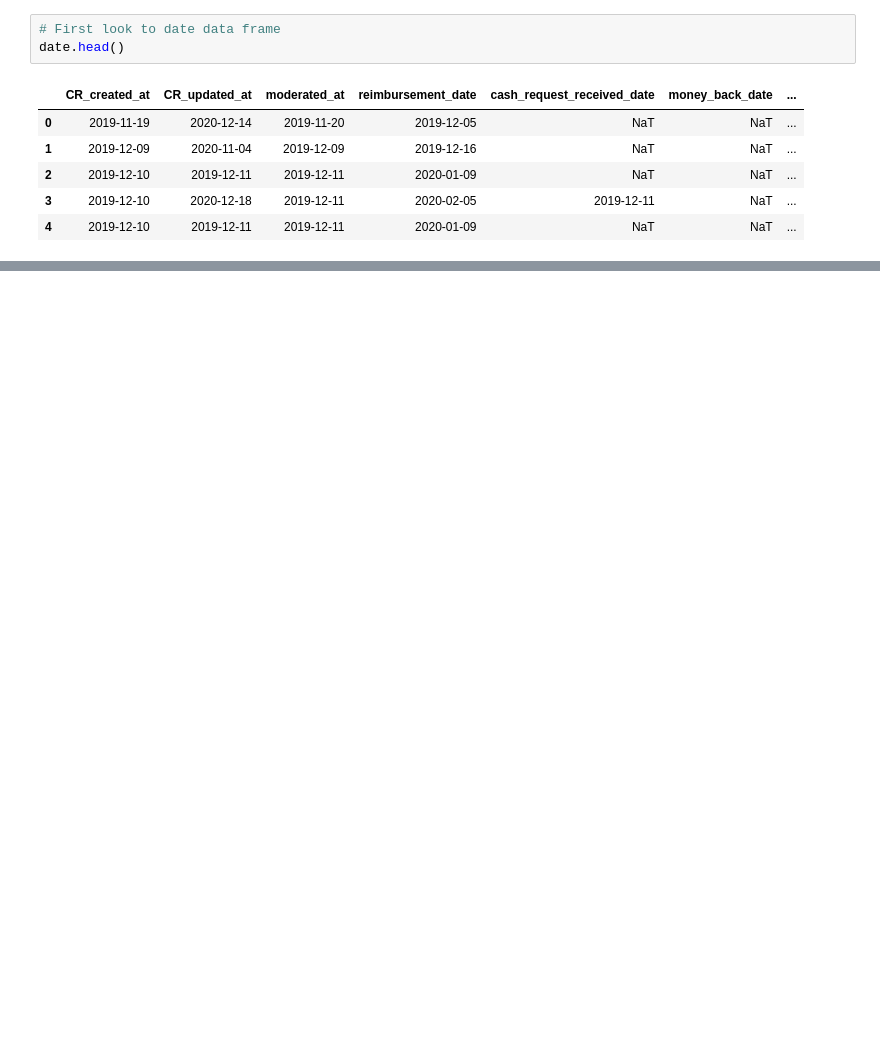
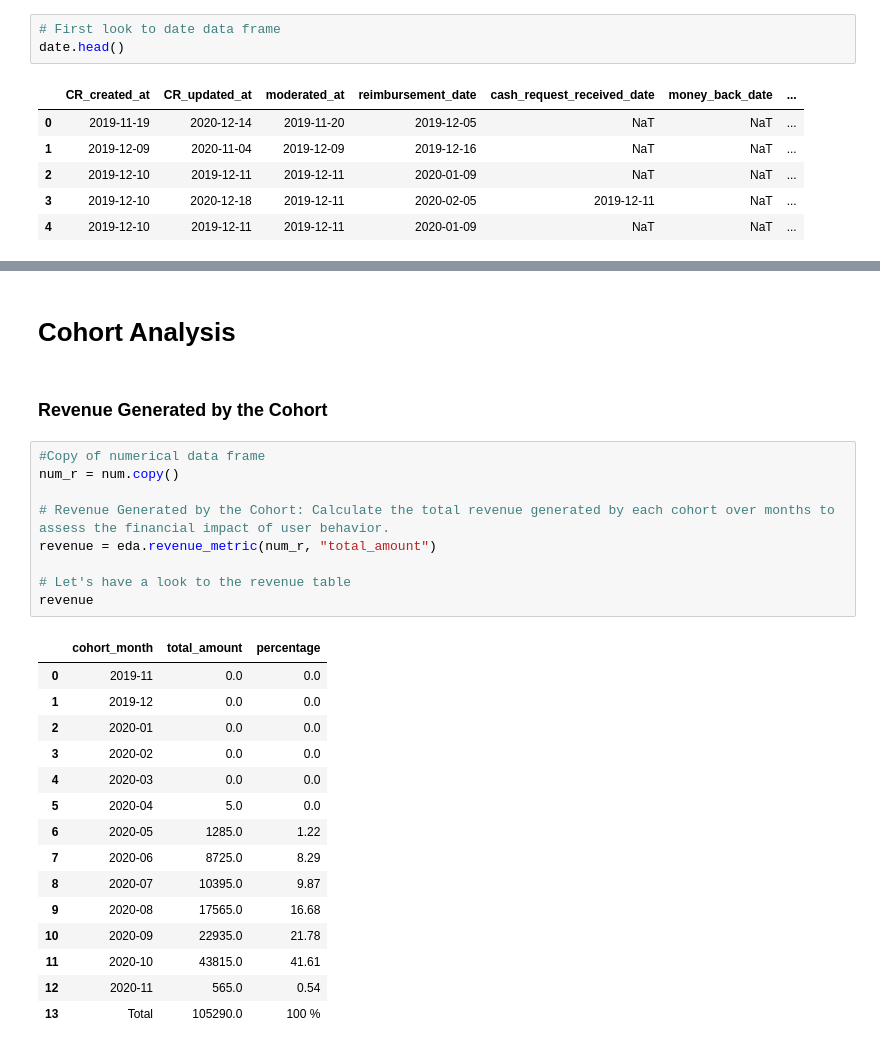
Before and after one commit to JayEm65/project-1-ironhack-payments-2-en, a Jupyter notebook: main_Annie.ipynb, the cells around one changed output, grey strips where cells are left out. Cells and saved outputs as stored; diff of their text form; blank space fills up the shorter version.

```diff
--- a/main_Annie.ipynb
+++ b/main_Annie.ipynb
@@ -402,0 +449,29 @@ Name: days_difference_fee_paid, dtype: float64
+# %% [markdown]
+# Cohort Analysis
+# %% [markdown]
+### Revenue Generated by the Cohort
+# %%
+#Copy of numerical data frame
+num_r = num.copy()
+
+# Revenue Generated by the Cohort: Calculate the total revenue generated by each cohort over months to assess the financial impact of user behavior.
+revenue = eda.revenue_metric(num_r, "total_amount")
+
+# Let's have a look to the revenue table
+revenue
+# %% [output]
+|  | cohort_month | total_amount | percentage |
+| 0 | 2019-11 | 0.0 | 0.0 |
+| 1 | 2019-12 | 0.0 | 0.0 |
+| 2 | 2020-01 | 0.0 | 0.0 |
+| 3 | 2020-02 | 0.0 | 0.0 |
+| 4 | 2020-03 | 0.0 | 0.0 |
+| 5 | 2020-04 | 5.0 | 0.0 |
+| 6 | 2020-05 | 1285.0 | 1.22 |
+| 7 | 2020-06 | 8725.0 | 8.29 |
+| 8 | 2020-07 | 10395.0 | 9.87 |
+| 9 | 2020-08 | 17565.0 | 16.68 |
+| 10 | 2020-09 | 22935.0 | 21.78 |
+| 11 | 2020-10 | 43815.0 | 41.61 |
+| 12 | 2020-11 | 565.0 | 0.54 |
+| 13 | Total | 105290.0 | 100 % |
```
Also changed, not shown: parts of 19 cells of this notebook, 6 other files.
